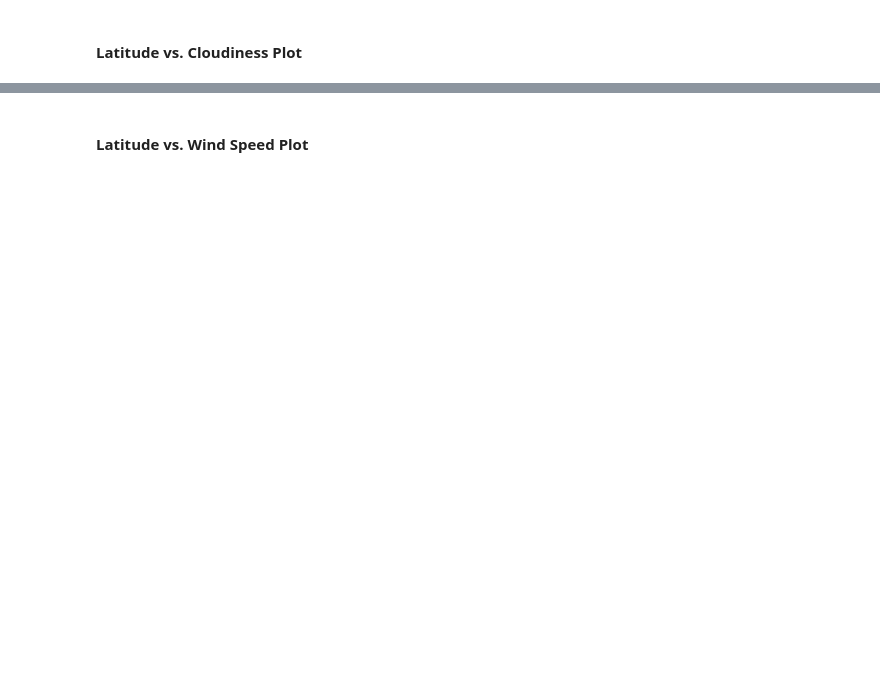
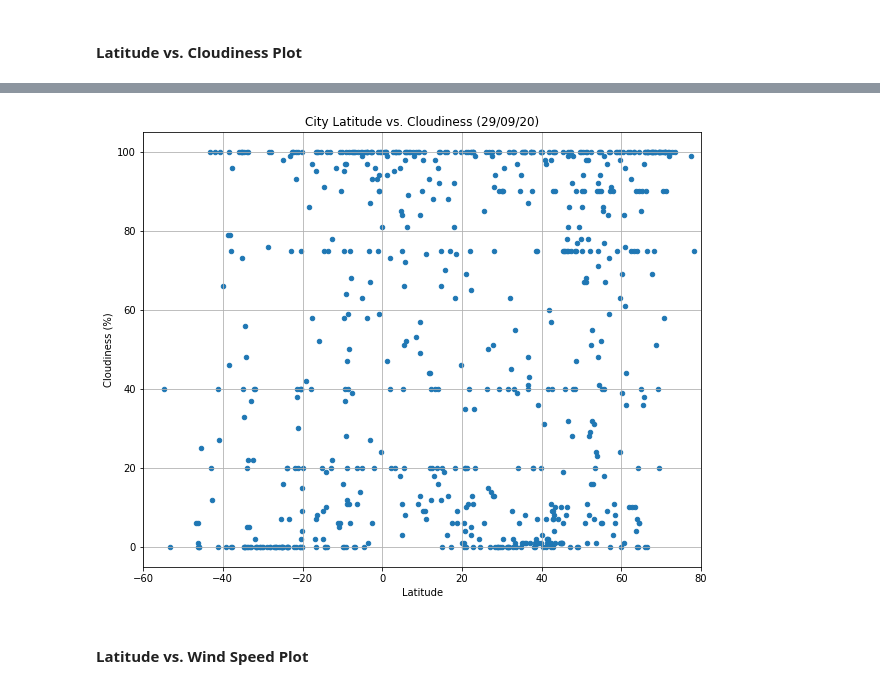
Before and after one commit to Jesskhunter/python-api-challenge, a Jupyter notebook: WeatherPy/WeatherPy.ipynb, the cells around one changed output, grey strips where cells are left out. Saved outputs shown, nothing was run; the diff lists cells and outputs as text; code cells hidden in the pictures; blank space fills up the shorter version.

```diff
--- a/WeatherPy/WeatherPy.ipynb
+++ b/WeatherPy/WeatherPy.ipynb
@@ -264,3 +249,13 @@ plt.show()
+# %%
+%matplotlib inline
+city_data_df.plot.scatter(x="Lat", y="Cloudiness", xlim=(-60, 80), ylim=(-5,105), grid=True, title="City Latitude vs. Cloudiness (29/09/20)", figsize=(10,8))
+
+plt.xlabel("Latitude")
+plt.ylabel("Cloudiness (%)")
+plt.savefig("output_data/LatvsCloudiness.png")
+plt.show()
+# %% [output]
+[figure, added]
 # %% [markdown]
 #### Latitude vs. Wind Speed Plot
 # %%
```
Also changed, not shown: parts of 39 cells of this notebook, 19 other files.
